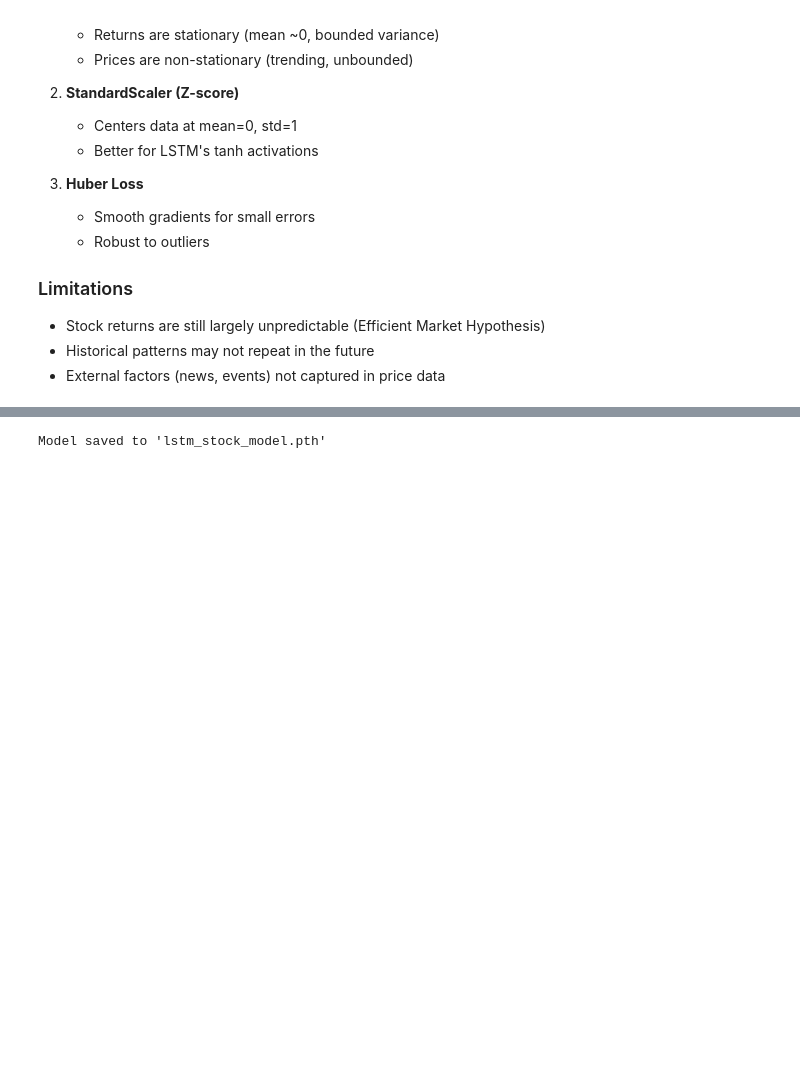
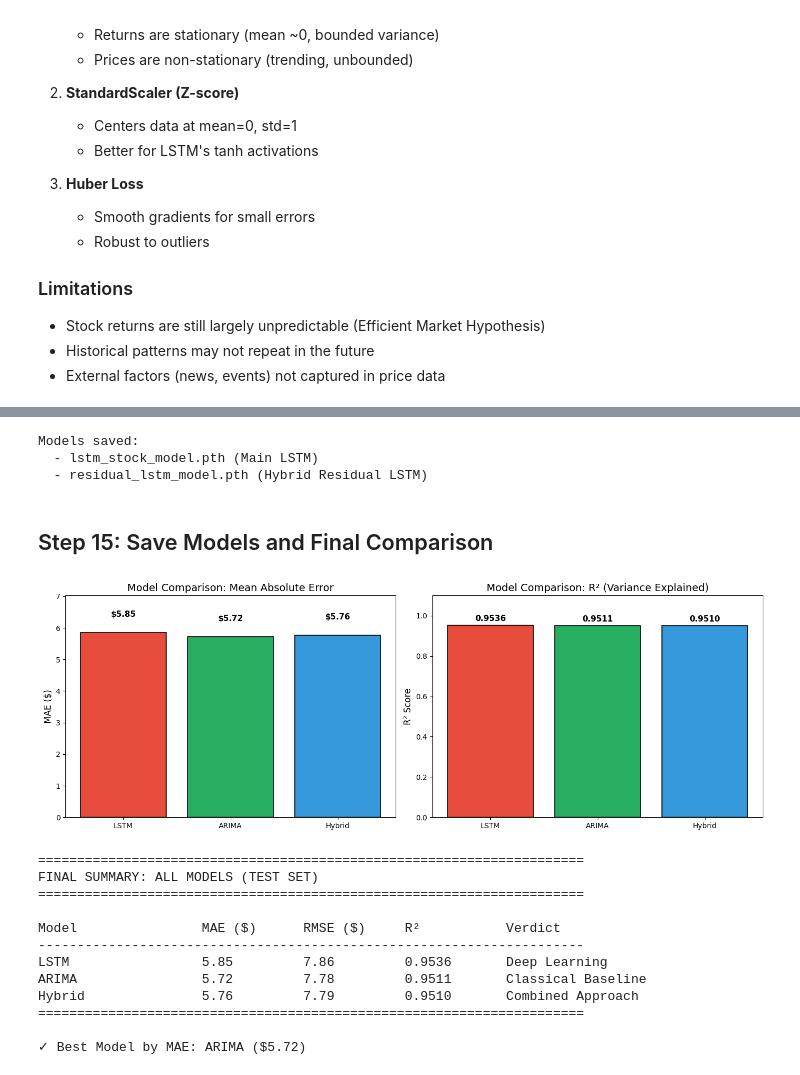
Before and after one commit to Ahmed275-Wael/LSTM_Google_Stock, a Jupyter notebook: lstm-google-stock-prediction.ipynb, the cells around one changed output, grey strips where cells are left out. Cells and saved outputs as stored; diff of their text form; code cells hidden in the pictures; blank space fills up the shorter version.

```diff
--- a/lstm-google-stock-prediction.ipynb
+++ b/lstm-google-stock-prediction.ipynb
@@ -1067,5 +1280,65 @@ Std Residual:  $7.82
 # %%
 torch.save(model.state_dict(), 'lstm_stock_model.pth')
-print("Model saved to 'lstm_stock_model.pth'")
+torch.save(residual_model.state_dict(), 'residual_lstm_model.pth')
+print("Models saved:")
+print("  - lstm_stock_model.pth (Main LSTM)")
+print("  - residual_lstm_model.pth (Hybrid Residual LSTM)")
 # %% [output]
-Model saved to 'lstm_stock_model.pth'
+Models saved:
+  - lstm_stock_model.pth (Main LSTM)
+  - residual_lstm_model.pth (Hybrid Residual LSTM)
+# %% [markdown]
+## Step 15: Save Models and Final Comparison
+# %%
+fig, axes = plt.subplots(1, 2, figsize=(14, 5))
+
+models = ['LSTM', 'ARIMA', 'Hybrid']
+mae_values = [results_all[0]['MAE'], results_all[1]['MAE'], results_all[2]['MAE']]
+colors = ['#e74c3c', '#27ae60', '#3498db']
+
+axes[0].bar(models, mae_values, color=colors, edgecolor='black', linewidth=1.2)
+axes[0].set_ylabel('MAE ($)', fontsize=12)
+axes[0].set_title('Model Comparison: Mean Absolute Error', fontsize=14)
+axes[0].set_ylim(0, max(mae_values) * 1.2)
+for i, v in enumerate(mae_values):
+    axes[0].text(i, v + 0.5, f'${v:.2f}', ha='center', fontsize=11, fontweight='bold')
+
+r2_values = [results_all[0]['R²'], results_all[1]['R²'], results_all[2]['R²']]
+axes[1].bar(models, r2_values, color=colors, edgecolor='black', linewidth=1.2)
+axes[1].set_ylabel('R² Score', fontsize=12)
+axes[1].set_title('Model Comparison: R² (Variance Explained)', fontsize=14)
+axes[1].set_ylim(0, 1.1)
+for i, v in enumerate(r2_values):
+    axes[1].text(i, v + 0.02, f'{v:.4f}', ha='center', fontsize=11, fontweight='bold')
+
+plt.tight_layout()
+plt.savefig('final_model_comparison.png', dpi=150, bbox_inches='tight')
+plt.show()
+
+print("\n" + "=" * 70)
+print("FINAL SUMMARY: ALL MODELS (TEST SET)")
+print("=" * 70)
+print(f"\n{'Model':<20} {'MAE ($)':<12} {'RMSE ($)':<12} {'R²':<12} {'Verdict':<20}")
+print("-" * 70)
+print(f"{'LSTM':<20} {results_all[0]['MAE']:<12.2f} {results_all[0]['RMSE']:<12.2f} {results_all[0]['R²']:<12.4f} {'Deep Learning':<20}")
+print(f"{'ARIMA':<20} {results_all[1]['MAE']:<12.2f} {results_all[1]['RMSE']:<12.2f} {results_all[1]['R²']:<12.4f} {'Classical Baseline':<20}")
+print(f"{'Hybrid':<20} {results_all[2]['MAE']:<12.2f} {results_all[2]['RMSE']:<12.2f} {results_all[2]['R²']:<12.4f} {'Combined Approach':<20}")
+print("=" * 70)
+
+# Best model
+best_model = min(results_all, key=lambda x: x['MAE'])
+print(f"\n✓ Best Model by MAE: {best_model['Model']} (${best_model['MAE']:.2f})")
+# %% [output]
+[figure, added]
+======================================================================
+FINAL SUMMARY: ALL MODELS (TEST SET)
+======================================================================
+
+Model                MAE ($)      RMSE ($)     R²           Verdict
+----------------------------------------------------------------------
+LSTM                 5.85         7.86         0.9536       Deep Learning
+ARIMA                5.72         7.78         0.9511       Classical Baseline
+Hybrid               5.76         7.79         0.9510       Combined Approach
+======================================================================
+
+✓ Best Model by MAE: ARIMA ($5.72)
```
Also changed, not shown: parts of 13 cells of this notebook.
